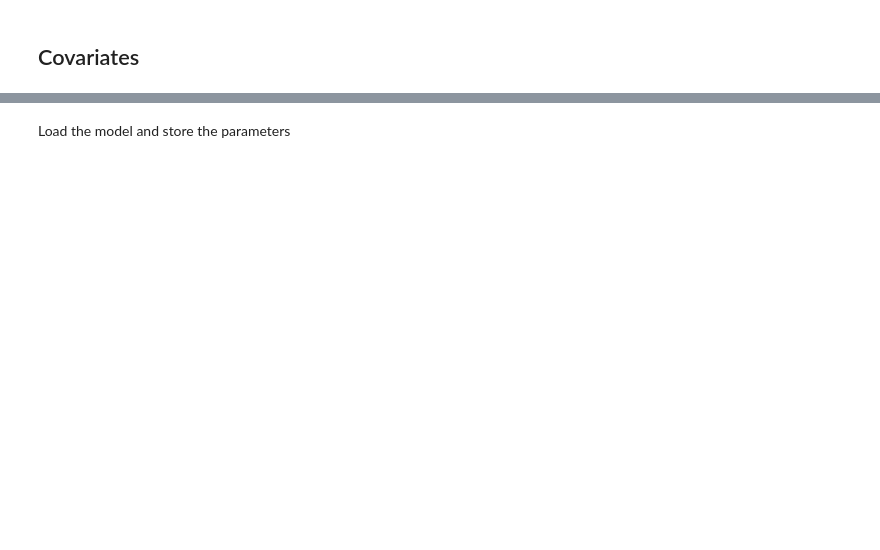
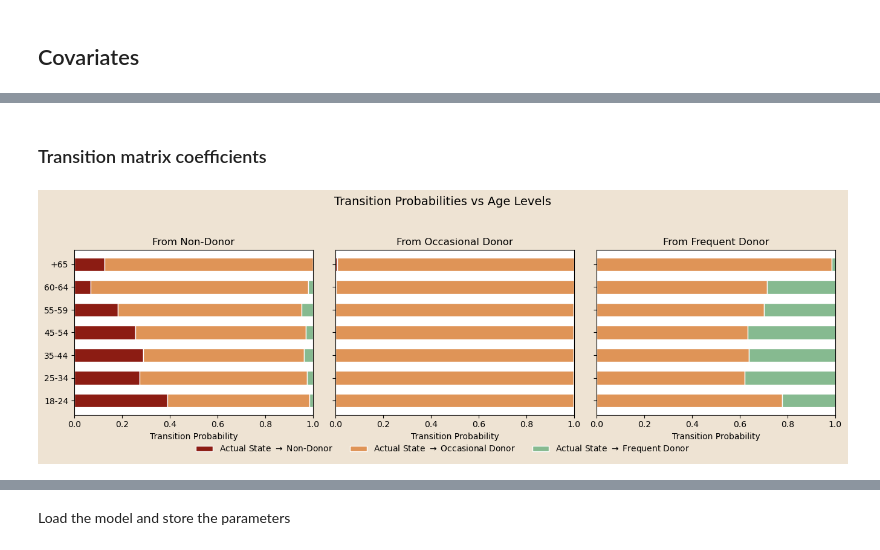
Before and after one commit to erikdeluca/Blood-Donors, a Jupyter notebook: notebooks/Bayesian HMM GLM - improved.ipynb, the cells around one changed output, grey strips where cells are left out. Drawn from its saved outputs; the diff is of its cells as text; code cells hidden in the pictures; blank space fills up the shorter version.

```diff
--- a/notebooks/Bayesian HMM GLM - improved.ipynb
+++ b/notebooks/Bayesian HMM GLM - improved.ipynb
@@ -630,0 +563,14 @@ hmm_pl.plot_lambda_em_vs_cov(
+# %% [markdown]
+### Transition matrix coefficients
+# %%
+_ = hmm_pl.plot_trans_vs_cov_categorical(
+    vars_list=[lev for lev in age_years_levels if lev != ref_age_level],
+    cov_names_A=cov_names_A,
+    W_A=W_A,
+    log_A0=np.log(A_base),
+    x_A_data=cov_tran,
+    axes_label=["18-24"] + [lev for lev in age_years_levels if lev != ref_age_level],
+    var_title="Age Levels"
+)
+# %% [output]
+[figure, added]
```
Also changed, not shown: parts of 109 cells of this notebook, 16 other files.
